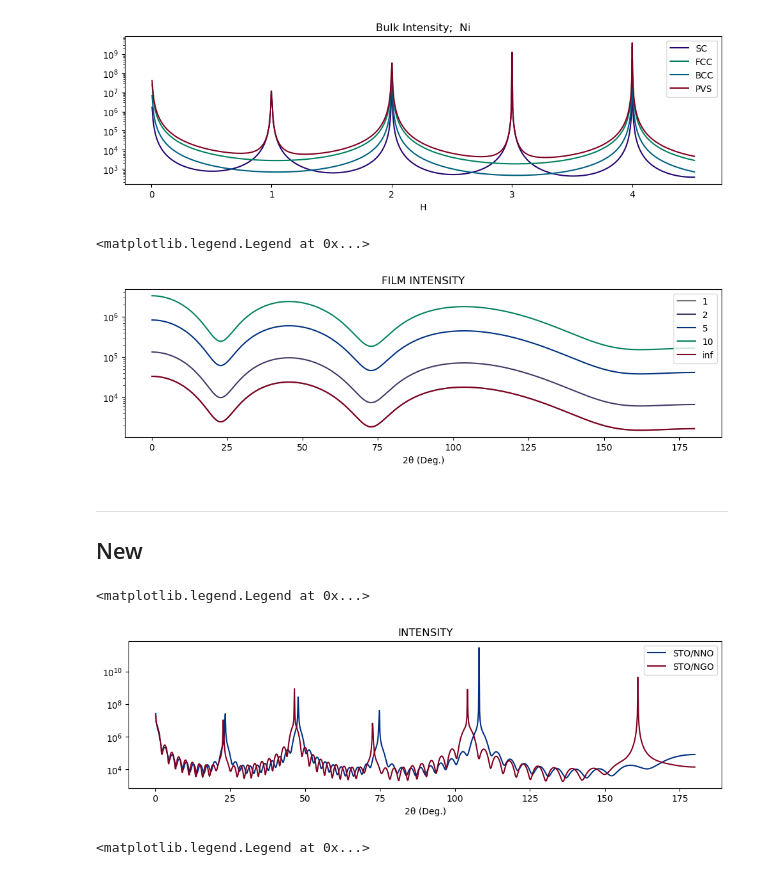
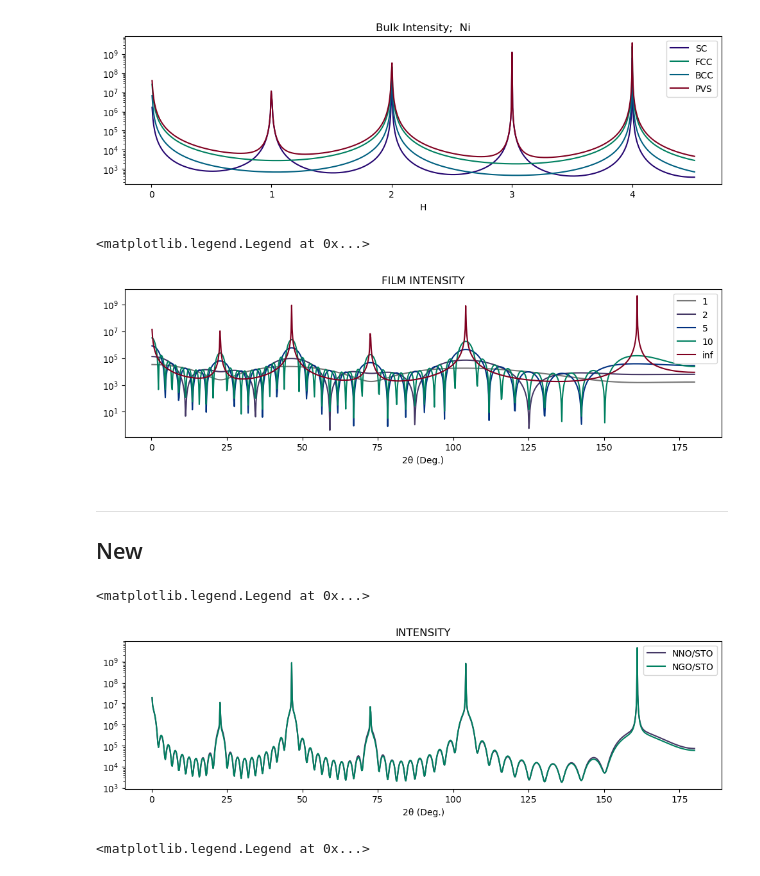
Before and after one commit to SeongSihun/XRD-Analysis, a Jupyter notebook: LIB_CTR.ipynb, the cells around one changed output. Drawn from its saved outputs; the diff is of its cells as text; code cells hidden in the pictures.

```diff
--- a/LIB_CTR.ipynb
+++ b/LIB_CTR.ipynb
@@ -156,33 +155,33 @@ plt.legend()
 [figure]
 # %%
 plt.figure(figsize=(12,3))
-STO_gen = lambda Nc: Film(sto, (1,1,Nc))
+STO_gen = lambda Nc: Film(sto, (Nc,1,1))
 plt.title('FILM INTENSITY')
 plt.semilogy(TTHETA, STO_gen(1).I(Q), color='#777777', label="1")
 plt.semilogy(TTHETA, STO_gen(2).I(Q), color='#453865', label="2")
 plt.semilogy(TTHETA, STO_gen(5).I(Q), color='#003080', label="5")
 plt.semilogy(TTHETA, STO_gen(10).I(Q), color='#008060', label="10")
 plt.semilogy(TTHETA, STO_gen(inf).I(Q), color='#800020', label="inf")
 plt.xlabel("2θ (Deg.)")
 plt.legend()
 # %% [output]
 <matplotlib.legend.Legend at 0x...>
-[figure, old version]
+[figure, new version]
 # %% [markdown]
 ---
 ## New
 # %%
 plt.figure(figsize=(12,3))
 plt.title('INTENSITY')
-# plt.semilogy(TTHETA, NNOSTO.I(Q), color='#453865', label="NNO/STO")
-plt.semilogy(TTHETA, STONNO.I(Q), color='#003080', label="STO/NNO")
-# plt.semilogy(TTHETA, NGOSTO.I(Q), color='#008060', label="NGO/STO")
-plt.semilogy(TTHETA, SROSTO.I(Q), color='#800020', label="STO/NGO")
+plt.semilogy(TTHETA, NNOSTO.I(Q), color='#453865', label="NNO/STO")
+# plt.semilogy(TTHETA, STONNO.I(Q), color='#003080', label="STO/NNO")
+plt.semilogy(TTHETA, NGOSTO.I(Q), color='#008060', label="NGO/STO")
+# plt.semilogy(TTHETA, SROSTO.I(Q), color='#800020', label="STO/NGO")
 plt.xlabel("2θ (Deg.)")
 plt.legend()
 # %% [output]
 <matplotlib.legend.Legend at 0x...>
-[figure, old version]
+[figure, new version]
 # %%
 H = XRD.HKL(sto)[:,0]
 GEN_SRO_sto_STO = lambda N: Sample(Film(sro/sto, (1,1,N)), STO_Bulk)
```
Also changed, not shown: parts of 2 cells of this notebook, 1 other file.
